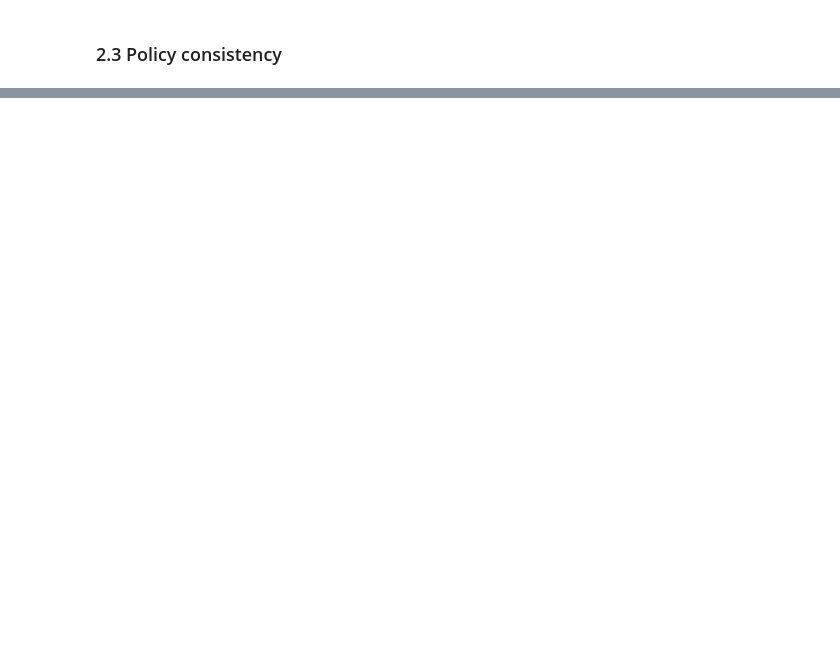
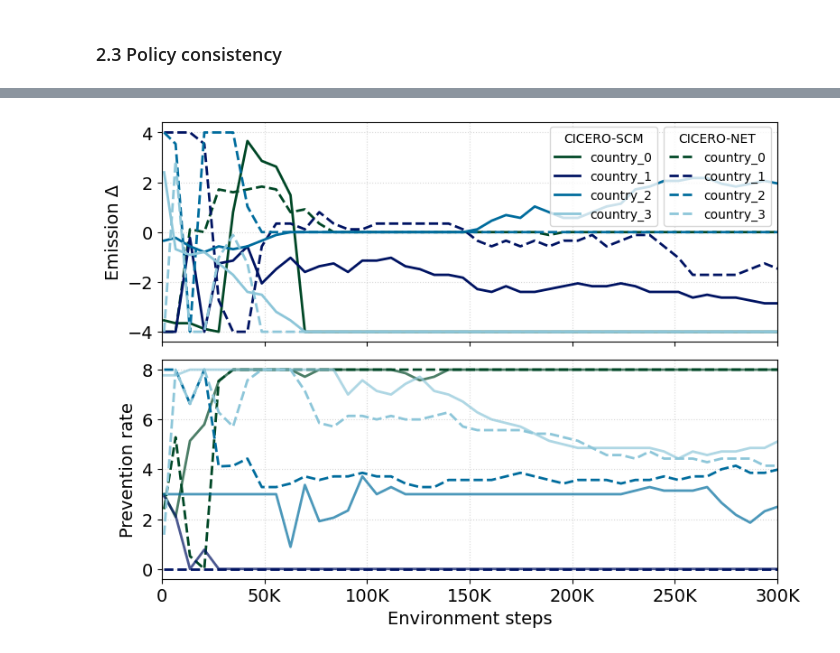
Before and after one commit to oskarbohnlassen/ciceroscm-surrogate, a Jupyter notebook: notebooks/marl_results.ipynb, the cells around one changed output, grey strips where cells are left out. Saved outputs shown, nothing was run; the diff lists cells and outputs as text; code cells hidden in the pictures; blank space fills up the shorter version.

```diff
--- a/notebooks/marl_results.ipynb
+++ b/notebooks/marl_results.ipynb
@@ -251,0 +102,7 @@ plot_policy_consistency(scm_emission_delta, net_emission_delta,
+# %%
+# Usage:
+plot_policy_consistency(heterogenous_scm_emission_delta, heterogenous_net_emission_delta,
+                        heterogenous_scm_prevention_rate, heterogenous_net_prevention_rate,
+                        steps_max=300_000, cmap="ocean", savefig = "plots/heterogenous_policy_consistency.pdf")
+# %% [output]
+[figure, added]
```
Also changed, not shown: parts of 12 cells of this notebook, 31 other files.
